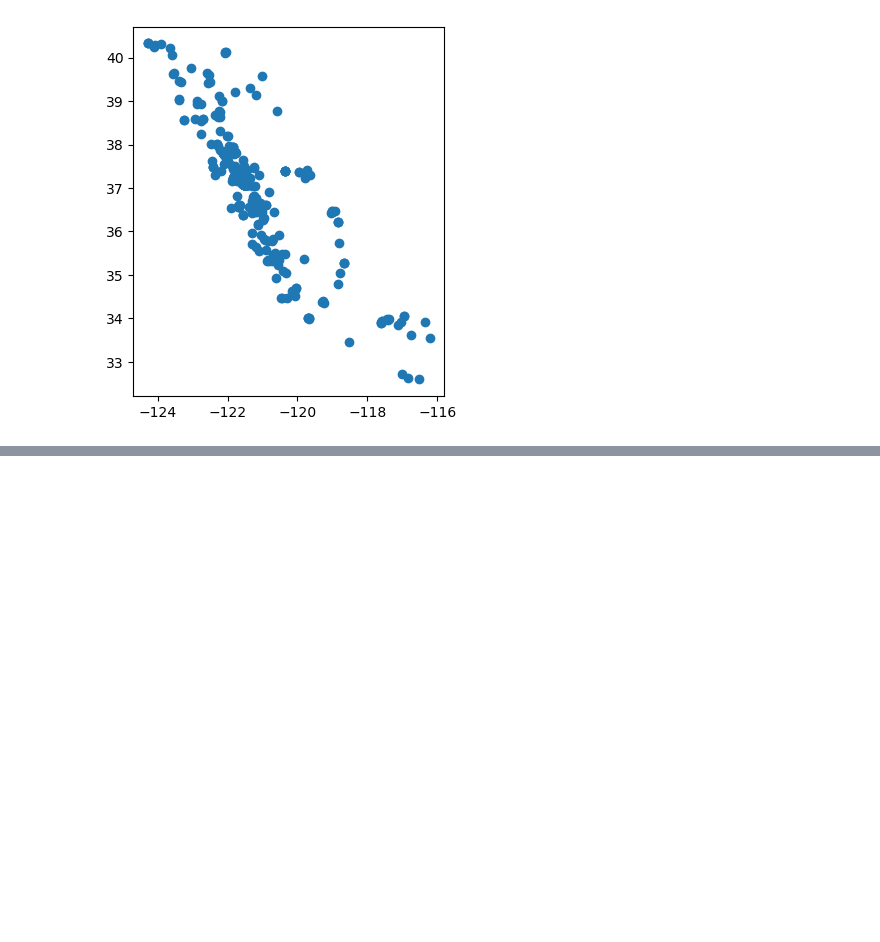
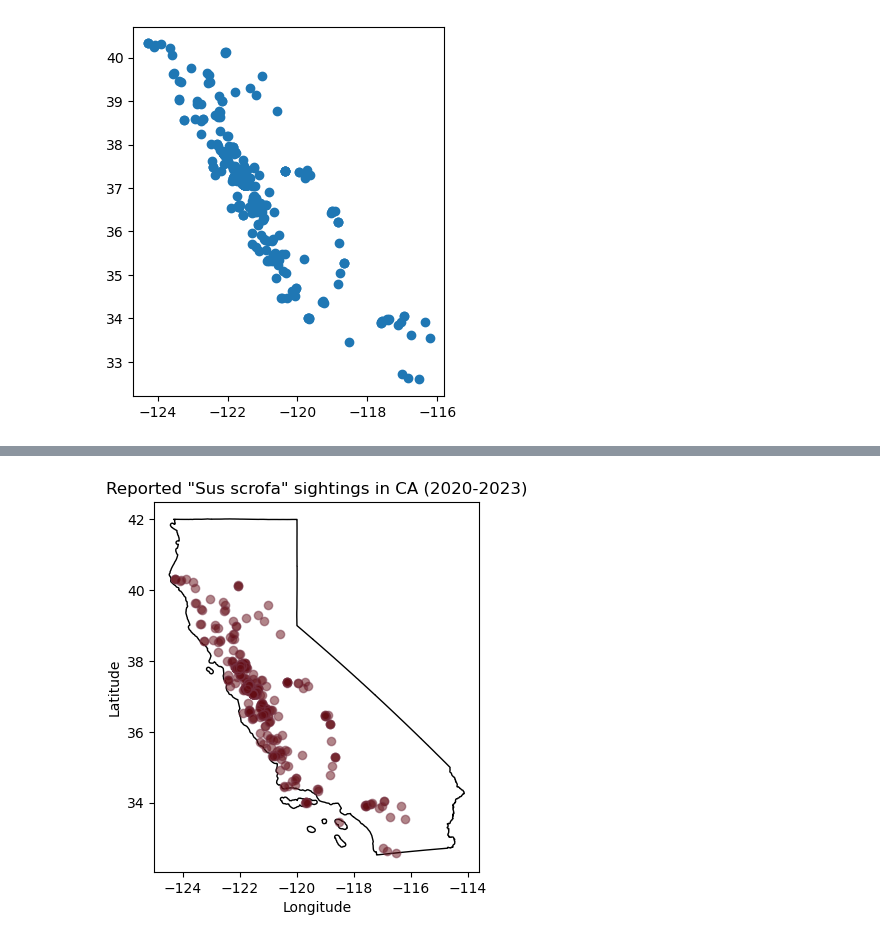
Before and after one commit to sofiiir/eds220-2025-in-class, a Jupyter notebook: week4-geopandas-wb.ipynb, the cells around one changed output, grey strips where cells are left out. Cells and saved outputs as stored; diff of their text form; code cells hidden in the pictures; blank space fills up the shorter version.

```diff
--- a/week4-geopandas-wb.ipynb
+++ b/week4-geopandas-wb.ipynb
@@ -188,0 +235,24 @@ pigs_recent.plot()
+# %%
+fig, ax = plt.subplots()
+
+ca_boundary.plot(ax = ax,
+                 color= 'none',
+                 edgecolor = "black")
+
+# Add pigs point to our figure's axis
+pigs_recent.plot(ax=ax, # Add plot to axis
+                 alpha = 0.5, # Adjust transparency
+                 color = '#640D14', # Adjust color
+                 edgecolor = '#773344')
+
+
+
+# Update axis
+ax.set_title('Reported "Sus scrofa" sightings in CA (2020-2023)')
+ax.set_xlabel('Longitude')
+ax.set_ylabel('Latitude')
+
+# Show figure
+plt.show()
+# %% [output]
+[figure, added]
```
Also changed, not shown: parts of 7 cells of this notebook.
